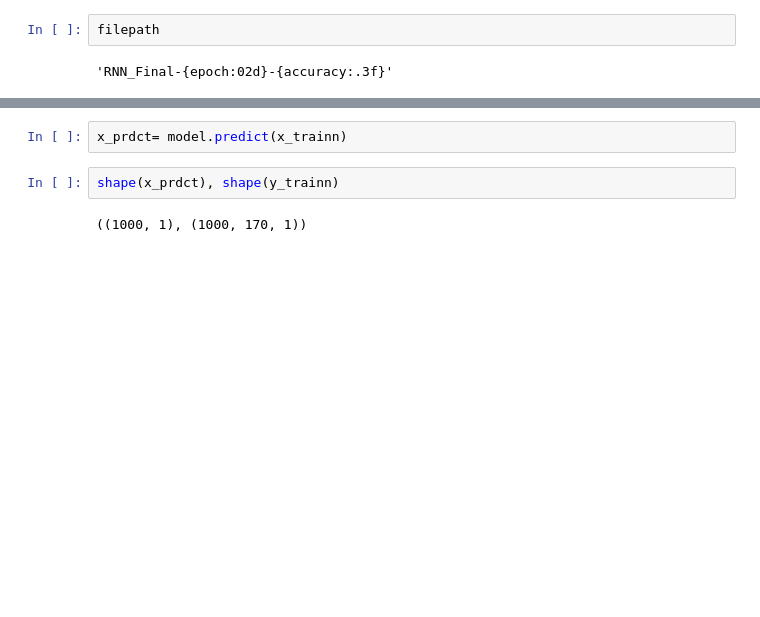
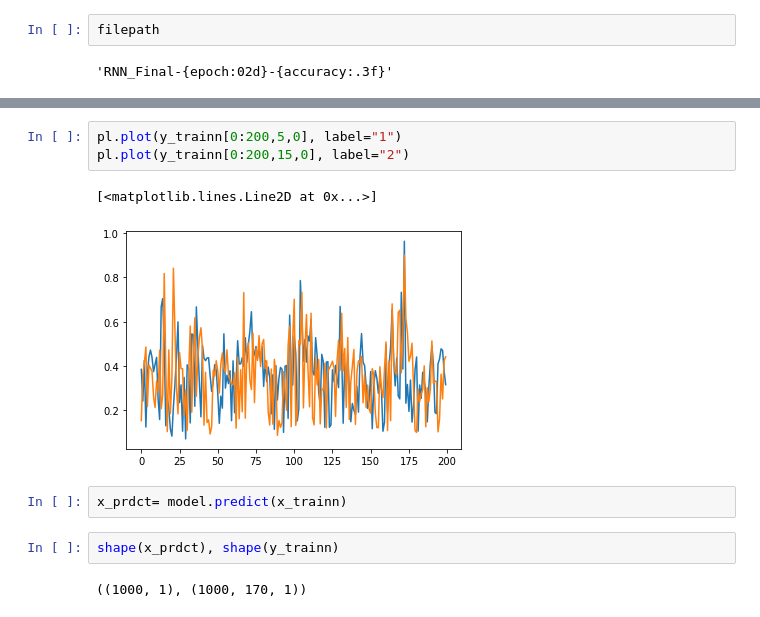
Before and after one commit to takao8/MLTSAProject, a Jupyter notebook: RNN_network_code.ipynb, the cells around one changed output, grey strips where cells are left out. Cells and saved outputs as stored; diff of their text form; blank space fills up the shorter version.

```diff
--- a/RNN_network_code.ipynb
+++ b/RNN_network_code.ipynb
@@ -507,3 +548,9 @@ pl.legend(loc="upper right")
+# %%
+pl.plot(y_trainn[0:200,5,0], label="1")
+pl.plot(y_trainn[0:200,15,0], label="2")
+# %% [output]
+[<matplotlib.lines.Line2D at 0x...>]
+[figure, added]
 # %%
 x_prdct= model.predict(x_trainn)
 # %%
```
Also changed, not shown: parts of 28 cells of this notebook.
